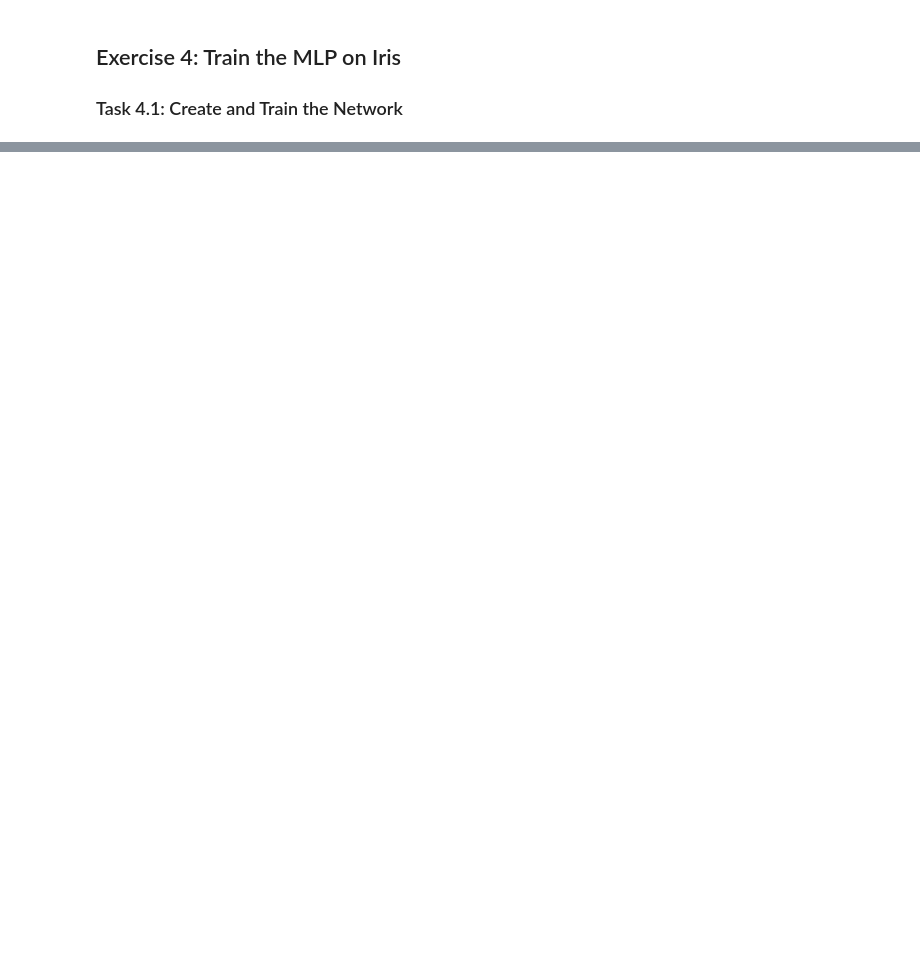
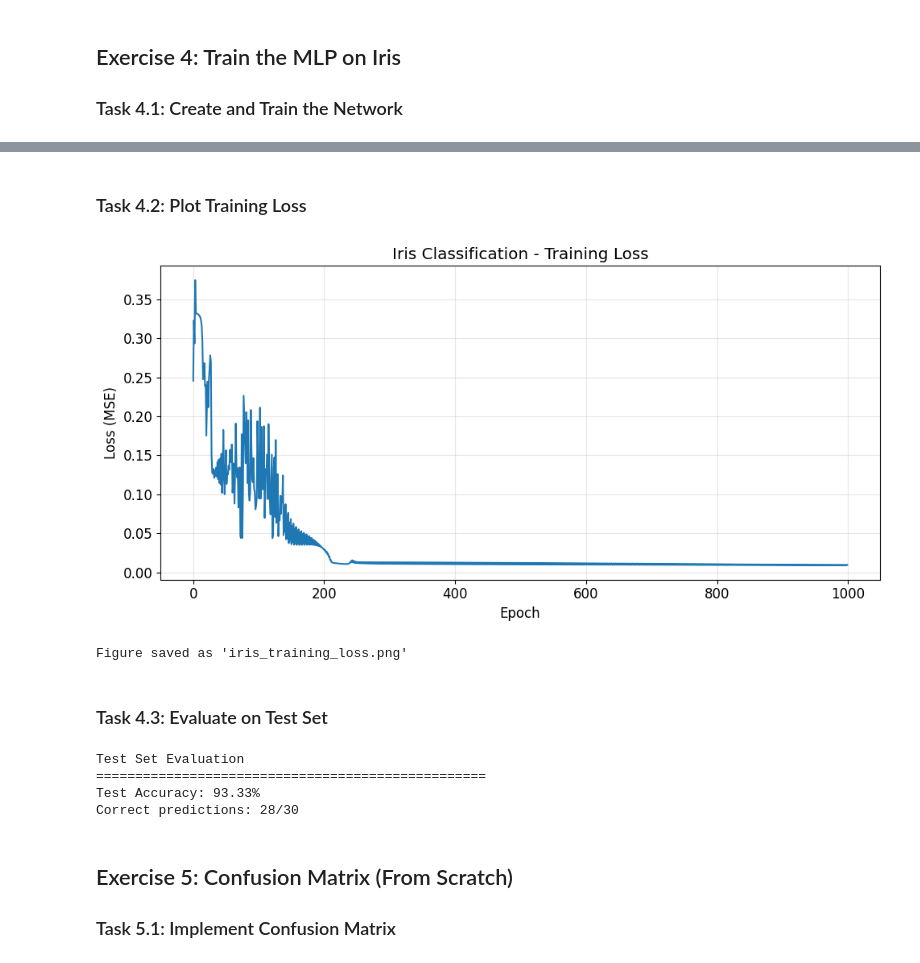
Before and after one commit to fionnmcgoldrick123/artificial_intelligence_lab, a Jupyter notebook: lab_2.ipynb, the cells around one changed output, grey strips where cells are left out. Drawn from its saved outputs; the diff is of its cells as text; code cells hidden in the pictures; blank space fills up the shorter version.

Commit message:
Add Exercise 4 & 5

```diff
--- a/lab_2.ipynb
+++ b/lab_2.ipynb
@@ -300,4 +305,12 @@ np.random.seed(42)
 print("Training MLP on Iris dataset...")
 print("=" * 50)
 # Train
+np.random.seed(42)
+# Create MLP: 4 inputs, 8 hidden, 3 outputs, learning rate = 0.5
+# TODO: add code here to create MLP
+## Hint: see Exercise 2
+mlp_iris = MLP(n_inputs=4, n_hidden=8, n_outputs=3, learning_rate=0.5)
+print("Training MLP on Iris dataset...")
+print("=" * 50)
+# Train
 losses_iris = mlp_iris.train(X_train, y_train, epochs=1000, verbose=True)
@@ -303,0 +333,37 @@ losses_iris = mlp_iris.train(X_train, y_train, epochs=1000, verbose=True)
+# %% [markdown]
+### Task 4.2: Plot Training Loss
+# %%
+plt.figure(figsize=(10, 5))
+plt.plot(losses_iris)
+plt.xlabel('Epoch')
+plt.ylabel('Loss (MSE)')
+plt.title('Iris Classification - Training Loss')
+plt.grid(True, alpha=0.3)
+plt.tight_layout()
+plt.savefig('iris_training_loss.png', dpi=150)
+plt.show()
+print("Figure saved as 'iris_training_loss.png'")
+# %% [output]
+[figure, added]
+Figure saved as 'iris_training_loss.png'
+# %% [markdown]
+### Task 4.3: Evaluate on Test Set
+# %%
+# Predictions
+y_pred = mlp_iris.predict(X_test)
+y_true = np.argmax(y_test, axis=1)
+# Accuracy
+accuracy = np.mean(y_pred == y_true)
+print("Test Set Evaluation")
+print("=" * 50)
+print(f"Test Accuracy: {accuracy * 100:.2f}%")
+print(f"Correct predictions: {np.sum(y_pred == y_true)}/{len(y_true)}")
+# %% [output]
+Test Set Evaluation
+==================================================
+Test Accuracy: 93.33%
+Correct predictions: 28/30
+# %% [markdown]
+## Exercise 5: Confusion Matrix (From Scratch)
+
+### Task 5.1: Implement Confusion Matrix
```
Also changed, not shown: parts of 9 cells of this notebook, 2 other files.
